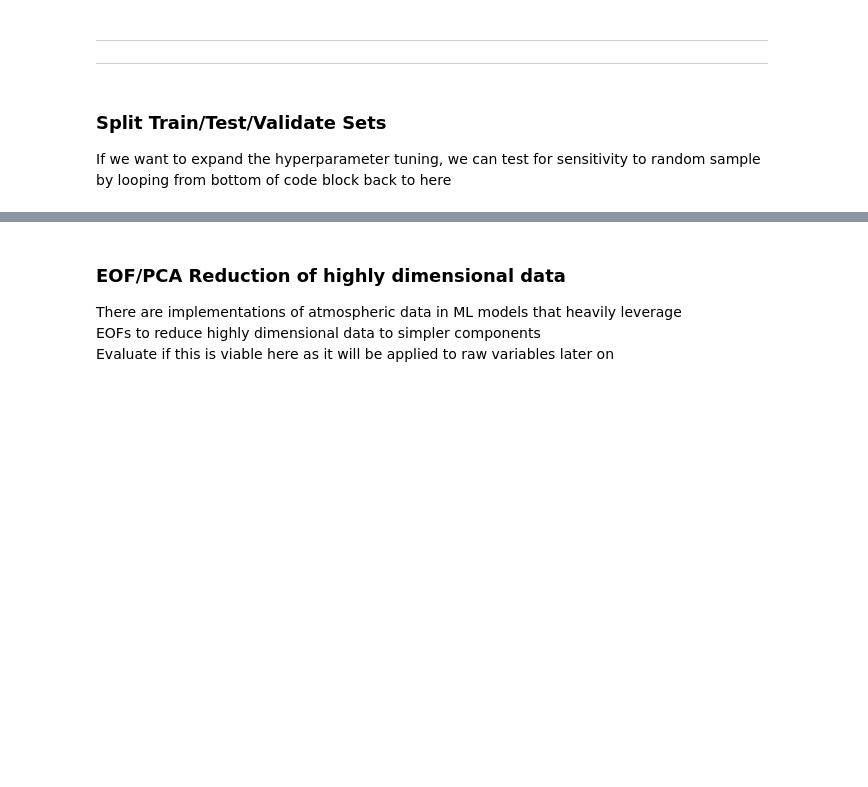
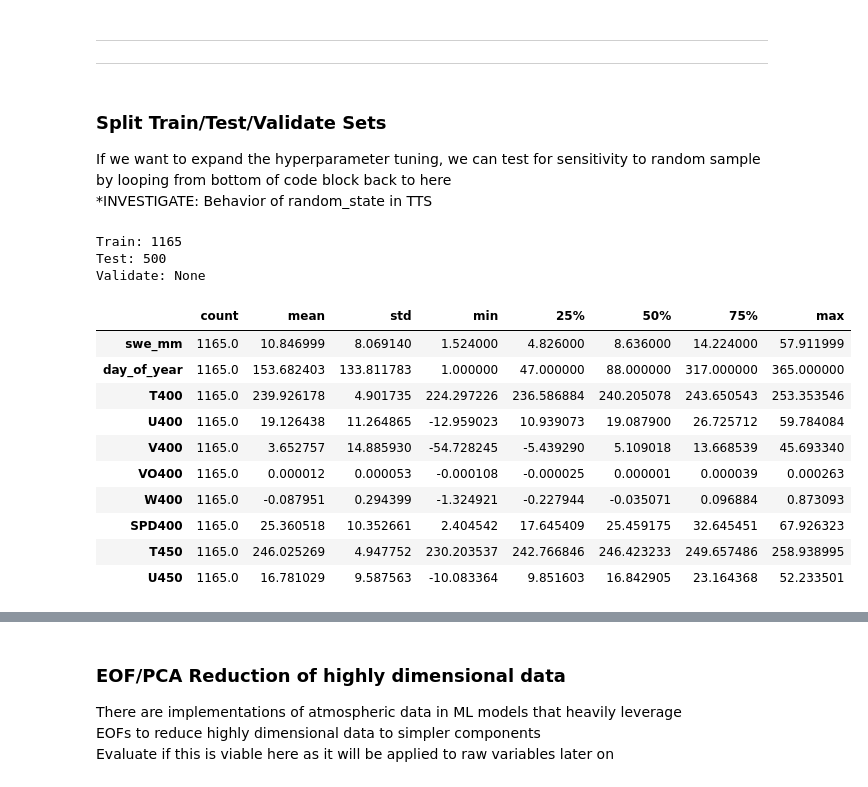
Before and after one commit to m-wessler/snow-liquid-ratio, a Jupyter notebook: core/train_SVR.ipynb, the cells around one changed output, grey strips where cells are left out. Drawn from its saved outputs; the diff is of its cells as text; code cells hidden in the pictures; blank space fills up the shorter version.

```diff
--- a/core/train_SVR.ipynb
+++ b/core/train_SVR.ipynb
@@ -75,4 +175,34 @@ Mask these if desired
 # %% [markdown]
 ### Split Train/Test/Validate Sets
 If we want to expand the hyperparameter tuning, we can test for sensitivity to random sample<br>
-by looping from bottom of code block back to here
+by looping from bottom of code block back to here<br>
+*INVESTIGATE: Behavior of random_state in TTS
+# %%
+# Split into train/test sets
+train_size, test_size = 0.70, 0.30
+X_train, X_test = train_test_split(data, test_size=test_size, train_size=train_size, random_state=None)
+
+# Perform a secondary split if separate validation set required
+
+# Split off the target variable now that TTsplit is done
+y_train, y_test = X_train.pop('slr'), X_test.pop('slr')
+
+print('Train: {}\nTest: {}\nValidate: {}'.format(X_train.shape[0], X_test.shape[0], None))
+
+train_stats = X_train.describe().T
+train_stats.head(10)
+# %% [output]
+Train: 1165
+Test: 500
+Validate: None
+|  | count | mean | std | min | 25% | 50% | 75% | max |
+| swe_mm | 1165.0 | 10.846999 | 8.069140 | 1.524000 | 4.826000 | 8.636000 | 14.224000 | 57.911999 |
+| day_of_year | 1165.0 | 153.682403 | 133.811783 | 1.000000 | 47.000000 | 88.000000 | 317.000000 | 365.000000 |
+| T400 | 1165.0 | 239.926178 | 4.901735 | 224.297226 | 236.586884 | 240.205078 | 243.650543 | 253.353546 |
+| U400 | 1165.0 | 19.126438 | 11.264865 | -12.959023 | 10.939073 | 19.087900 | 26.725712 | 59.784084 |
+| V400 | 1165.0 | 3.652757 | 14.885930 | -54.728245 | -5.439290 | 5.109018 | 13.668539 | 45.693340 |
+| VO400 | 1165.0 | 0.000012 | 0.000053 | -0.000108 | -0.000025 | 0.000001 | 0.000039 | 0.000263 |
+| W400 | 1165.0 | -0.087951 | 0.294399 | -1.324921 | -0.227944 | -0.035071 | 0.096884 | 0.873093 |
+| SPD400 | 1165.0 | 25.360518 | 10.352661 | 2.404542 | 17.645409 | 25.459175 | 32.645451 | 67.926323 |
+| T450 | 1165.0 | 246.025269 | 4.947752 | 230.203537 | 242.766846 | 246.423233 | 249.657486 | 258.938995 |
+| U450 | 1165.0 | 16.781029 | 9.587563 | -10.083364 | 9.851603 | 16.842905 | 23.164368 | 52.233501 |
```
Also changed, not shown: parts of 22 cells of this notebook.
